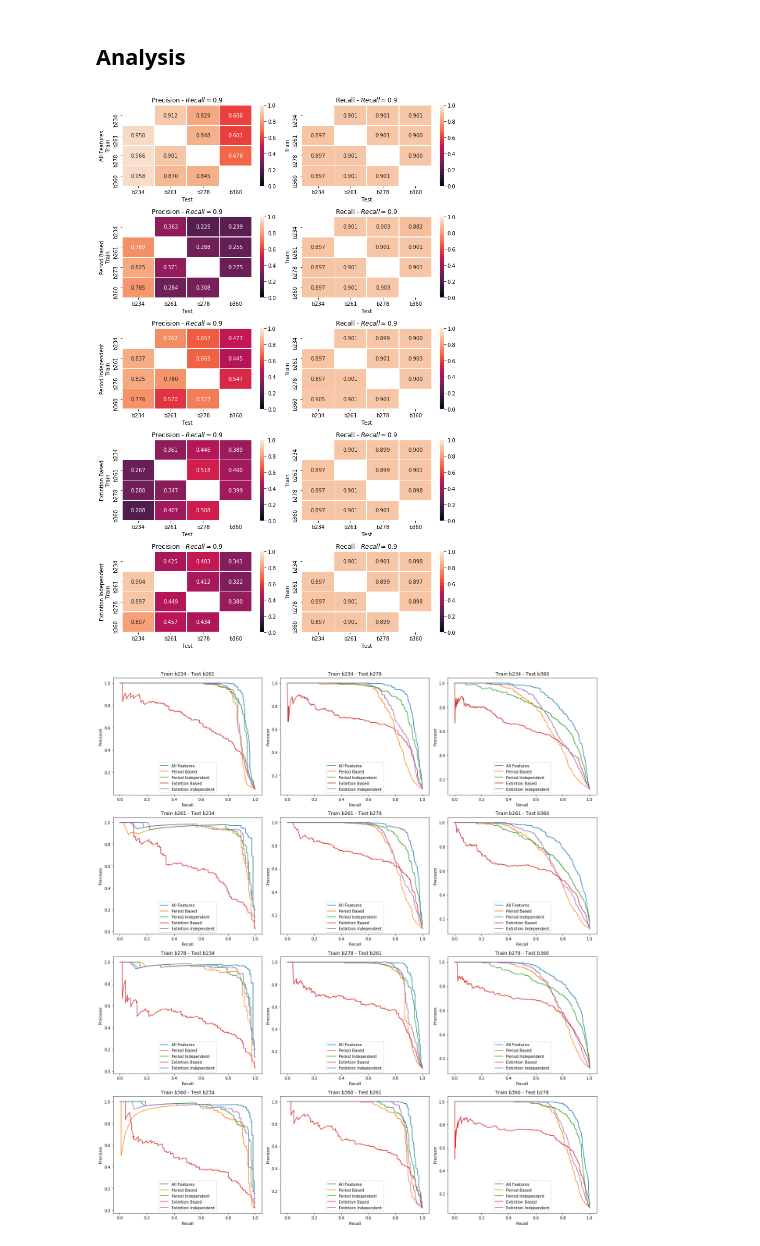
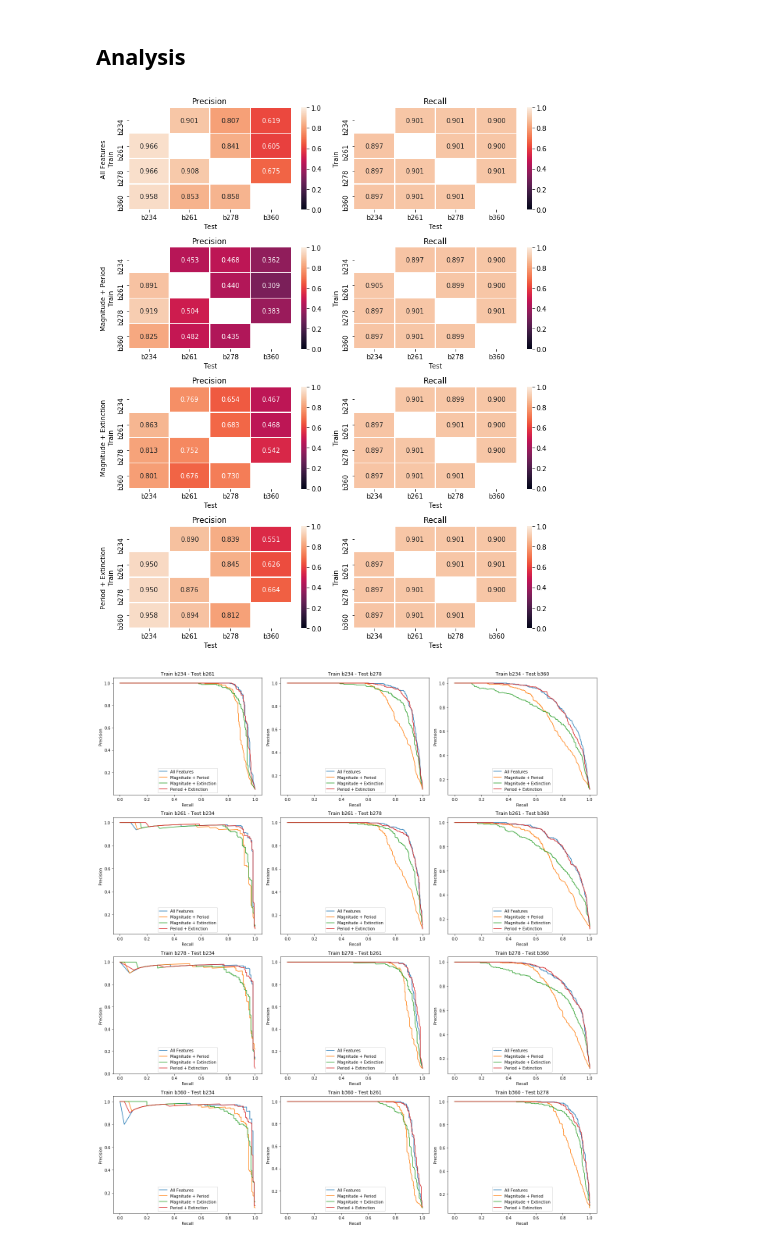
Before and after one commit to leliel12/How-far-can-we-can-go, a Jupyter notebook: 00_section_features_evaluation.ipynb, the cells around one changed output. Cells and saved outputs as stored; diff of their text form; code cells hidden in the pictures.

```diff
--- a/00_section_features_evaluation.ipynb
+++ b/00_section_features_evaluation.ipynb
@@ -138,3 +128,11 @@ Wall time: 40.4 s
 # %%
 period_X_columns = [c for c in X_columns if c.startswith("Freq") or c in ["PeriodLS", "Period_fit", "ppmb", "Psi_CS", "Psi_eta"]]
-no_period_X_columns = [c for c in X_columns if c not in period_X_columns]
+extintion_X_columns = [c for c in X_columns if c.startswith("n09_") or c.startswith("c89_")]
+mag_X_columns = [c for c in X_columns if c not in (period_X_columns + extintion_X_columns)]
+
+columns_combs = {
+    "All Features": X_columns,
+    "Magnitude + Period": mag_X_columns + period_X_columns,
+    "Magnitude + Extinction": mag_X_columns + extintion_X_columns,
+    "Period + Extinction": period_X_columns + extintion_X_columns,
+}
@@ -181,0 +139,6 @@ Wall time: 36.2 s
+# %%
+all_results = {}
+
+for k, columns in columns_combs.items():
+    print(f"----- {k} -----")
+    all_results[k] = train_and_run(data, columns)
@@ -184,13 +164,6 @@ Wall time: 36.2 s
 # %%
 if not os.path.exists("plots/s_features/"):
     os.makedirs("plots/s_features/")
-# %%
-all_results = {
-    "All Features": all_features_results,
-    "Period Based": period_results,
-    "Period Independent": no_period_results,
-    "Extintion Based": extintion_results,
-    "Extintion Independent": no_extintion_results}
 # %%
 def as_df(data):
     rows, tiles = [], sorted(list(data.keys()))
@@ -210,37 +183,37 @@ def heatmap(ax, results, fp, show_recall=True):
         train_name, test_name = r["train_name"], r["test_name"]
 
         if train_name not in fix_recall:
             fix_recall[train_name] = {}
             fix_precs[train_name] = {}
 
         precs, recalls, probs = r.prec_rec_curve
 
         idx = nearest(recalls, fp)
 
         fix_recall[train_name][test_name] = recalls[idx]
         fix_precs[train_name][test_name] = precs[idx]
 
     fix_precs = as_df(fix_precs)
     fix_recall = as_df(fix_recall)
 
     sns.heatmap(fix_precs, annot=True, fmt='.3f',  linewidths=.5, ax=ax[0], cmap=cmap, center=.5, vmin=0., vmax=1.)
     ax[0].set_xlabel("Test")
-    ax[0].set_title(u"Precision - $Recall\simeq{}$".format(fp))
+    ax[0].set_title(u"Precision")
 
     sns.heatmap(fix_recall, annot=True, fmt='.3f', linewidths=.5, ax=ax[1], cmap=cmap, center=.5, vmin=0., vmax=1.)
     ax[1].set_xlabel("Test")
-    ax[1].set_title(u"Recall - $Recall\simeq{}$".format(fp))
+    ax[1].set_title(u"Recall")
 
-fig, axes = plt.subplots(5, 2, figsize=(10, 3*5))
+fig, axes = plt.subplots(4, 2, figsize=(10, 3*4))
 
 for rname, axs in zip(all_results, axes):
     heatmap(axs, all_results[rname], 0.90)
     axs[0].set_ylabel(f"{rname}\n{axs[0].get_ylabel()}")
 
 fig.tight_layout()
 fig.savefig("plots/s_features/section_features_prec_rec_heatmap.pdf")
 # %% [output]
-[figure, old version]
+[figure, new version]
 # %%
 def plot_prec_roc_curve(ax, train_name, test_name, all_results):
     for rname, results in all_results.items():
@@ -261,10 +234,11 @@ for train_name in data.keys():
             continue
         ax = next(axes)
         plot_prec_roc_curve(ax, train_name, test_name, all_results)
+
 fig.tight_layout()
 fig.savefig("plots/s_features/section_features_prec_rec_curve.pdf")
 # %% [output]
-[figure, old version]
+[figure, new version]
 # %%
 fig, axes = plt.subplots(1, 3, figsize=(18, 5))
 axes = iter(axes)
```
Also changed, not shown: parts of 13 cells of this notebook, 25 other files.
